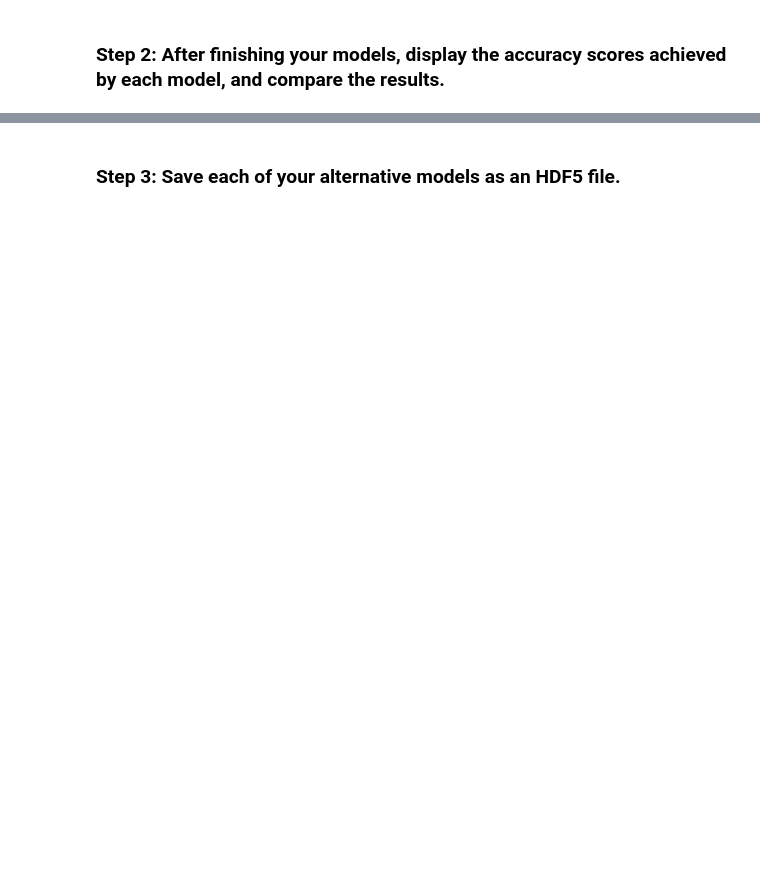
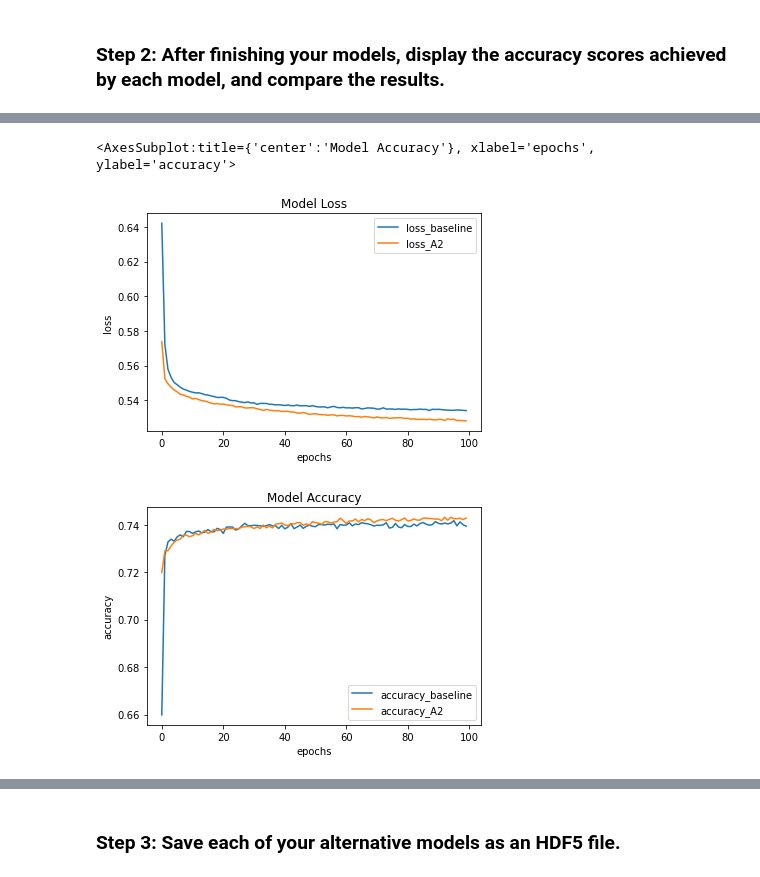
Before and after one commit to godifay/Alphabet-Soup-funding-, a Jupyter notebook: Starter_Code 13/GC_venture_funding_with_deep_learning.ipynb, the cells around one changed output, grey strips where cells are left out. Saved outputs shown, nothing was run; the diff lists cells and outputs as text; code cells hidden in the pictures; blank space fills up the shorter version.

```diff
--- a/Starter_Code 13/GC_venture_funding_with_deep_learning.ipynb
+++ b/Starter_Code 13/GC_venture_funding_with_deep_learning.ipynb
@@ -491,0 +597,6 @@ fit_model_A1 = # YOUR CODE HERE
+# %%
+# Define the number of hidden nodes for the second hidden layer
+hidden_nodes_layer2_A2 = (hidden_nodes_layer1_A2 + number_output_neurons_A2) // 2
+
+# Review the number of hidden nodes in the first layer
+hidden_nodes_layer2_A2
@@ -491,0 +605,3 @@ fit_model_A1 = # YOUR CODE HERE
+# %%
+# Create the Sequential model instance
+nn_A2 = Sequential()
@@ -491,0 +640,9 @@ fit_model_A1 = # YOUR CODE HERE
+# %%
+# Compile the model
+# YOUR CODE HERE
+nn_A2.compile(loss="binary_crossentropy", optimizer="adam", metrics=["accuracy"])
+# %%
+# Fit the model with 100 epochs
+# YOUR CODE HERE
+
+fit_model_A2 = nn_A2.fit(X_train_scaled, y_train, epochs=100)
@@ -534,0 +840,24 @@ print(f"Loss: {model_loss}, Accuracy: {model_accuracy}")
+# %%
+# Create a DataFrame using the model history for loss and comparing thhe baseline data and altternative 2
+models_plot_loss_baseline_vs_A2 = pd.DataFrame(
+    {'loss_baseline' : fit_model_baseline.history['loss'],
+    'loss_A2' : fit_model_A2.history['loss']
+    }
+)
+
+# Vizualize the model plot where the y-axis displays the loss metric
+models_plot_loss_baseline_vs_A2.plot(title='Model Loss', xlabel='epochs', ylabel='loss')
+
+# Create a DataFrame using the model history for accuracy and comparing the baseline and alternative 2
+models_plot_accuracy_baseline_vs_A2 = pd.DataFrame(
+    {'accuracy_baseline' : fit_model_baseline.history['accuracy'],
+    'accuracy_A2' : fit_model_A2.history['accuracy']
+    }
+)
+
+# Vizualize the model plot where the y-axis displays the accuracy metric
+models_plot_accuracy_baseline_vs_A2.plot(title='Model Accuracy', xlabel='epochs', ylabel='accuracy')
+# %% [output]
+<AxesSubplot:title={'center':'Model Accuracy'}, xlabel='epochs', ylabel='accuracy'>
+[figure, added]
+[figure, added]
```
Also changed, not shown: parts of 56 cells of this notebook, 7 other files.
